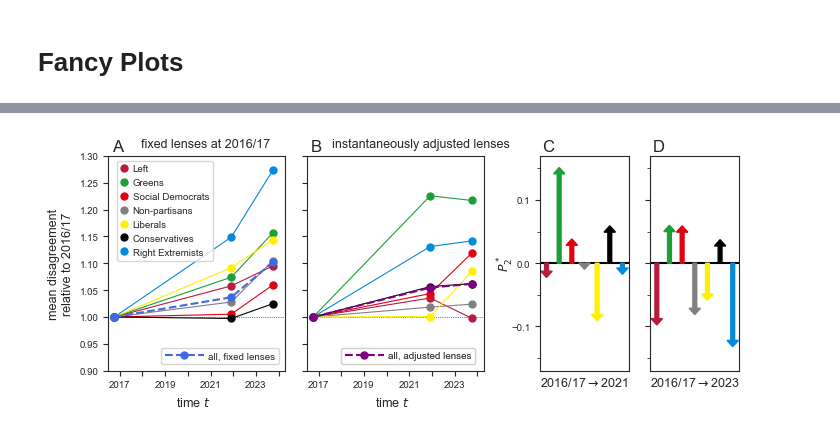
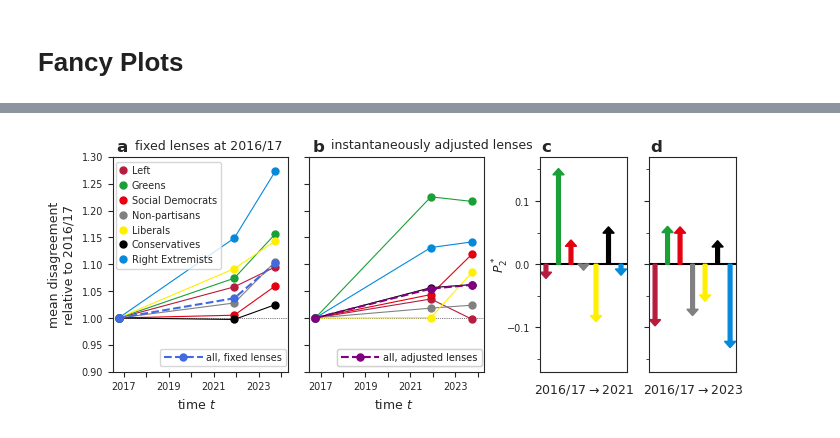
Before and after one commit to PeterSteiglechner/perceptions-of-polarization, a Jupyter notebook: AnalysisClean.ipynb, the cells around one changed output, grey strips where cells are left out. Drawn from its saved outputs; the diff is of its cells as text; code cells hidden in the pictures.

```diff
--- a/AnalysisClean.ipynb
+++ b/AnalysisClean.ipynb
@@ -245,7 +245,7 @@ for axN, d, dall, title in zip(["fixedPerc", "changPerc"], [relDist_PxA_fixed, r
     ax.set_xlabel(r"time $t$", fontsize=bigfs, x=0.5*(2024-ax.get_xlim()[0])/(ax.get_xlim()[1]-ax.get_xlim()[0]))
     ax.hlines(1,2016.5, 2024.3, colors="k", zorder=0, lw=0.5, linestyles=":")
     ax.set_ylim(0.9, 1.3)
-    ax.set_title(title, fontsize=bigfs, x=0.55 if ax==axs["fixedPerc"] else 0.64)
+    ax.set_title(title, fontsize=bigfs, x=0.55 if ax==axs["fixedPerc"] else 0.7)
 
 ax = axs["changPerc"]
 ax.set_yticklabels([])
@@ -261,34 +261,34 @@ axs["changPerc"].add_artist(legend3)
 
 axs["fixedPerc"].set_ylabel(r"mean disagreement"+"\n"+r"relative to 2016/17", fontsize=bigfs)
 
 
 p2 = (relDist_PxA_adj.reset_index()[relDist_PxA_adj.columns] - relDist_PxA_fixed.reset_index()[relDist_PxA_fixed.columns])
 p2["wave"] = waves
 p2 = p2.set_index("wave")
 
 for axN, p2_t, y in zip(["P*10", "P*11"], [p2.loc[10], p2.loc[11]], [2021, 2023]):
     ax = axs[axN]
     ax.set_xlabel(rf"{2016}/{17}$\rightarrow${y}",fontsize=bigfs)
     for n, (p) in enumerate(p2.columns):
         ax.arrow(n, 0, 0, p2_t[p], width=0.3, head_length=0.01, length_includes_head=True, color=colors[kuerzel2party[p]])
     ax.set_ylim(-0.17, 0.17)
     ax.set_xticks([])
     ax.set_xlim(-0.5, 6.5)
     ax.set_yticks(np.arange(-0.15, 0.16, 0.05), minor=True)
     ax.set_yticks(np.arange(-0.1, 0.11, 0.1), minor=False)
     ax.hlines(0,-0.5,6.5, color="k", zorder=-1)
 axs["P*10"].set_ylabel(r"$P^*_2$", labelpad=-3)#+"\n", x=1.1)
 axs["P*11"].set_yticklabels([])
 
-letters = ["A", "B", "C", "D", "E", "F"]
+letters = ["a", "b", "c", "d", "e", "f"]
 for l, axN in enumerate(["fixedPerc", "changPerc", "P*10", "P*11"]):
     ax = axs[axN]
-    ax.text(0.02, 1.01, letters[l], va="bottom", ha="left", fontdict={"weight":"normal", "size":12}, transform=ax.transAxes, zorder=20)
+    ax.text(0.02, 1.01, letters[l], va="bottom", ha="left", fontdict={"weight":"bold", "size":12}, transform=ax.transAxes, zorder=20)
 
 
-fig.subplots_adjust(top=0.92, right=0.99, left=0.09, bottom=0.14)
+fig.subplots_adjust(top=0.92, right=0.99, left=0.1, bottom=0.14)
 #fig.set_facecolor("y")
 plt.savefig("figs/disagreement_over_time_byParty.png", dpi=600)
 plt.savefig("figs/disagreement_over_time_byParty.pdf")
 # %% [output]
-[figure, old version]
+[figure, new version]
```
Also changed, not shown: parts of 5 cells of this notebook, 2 other files.
